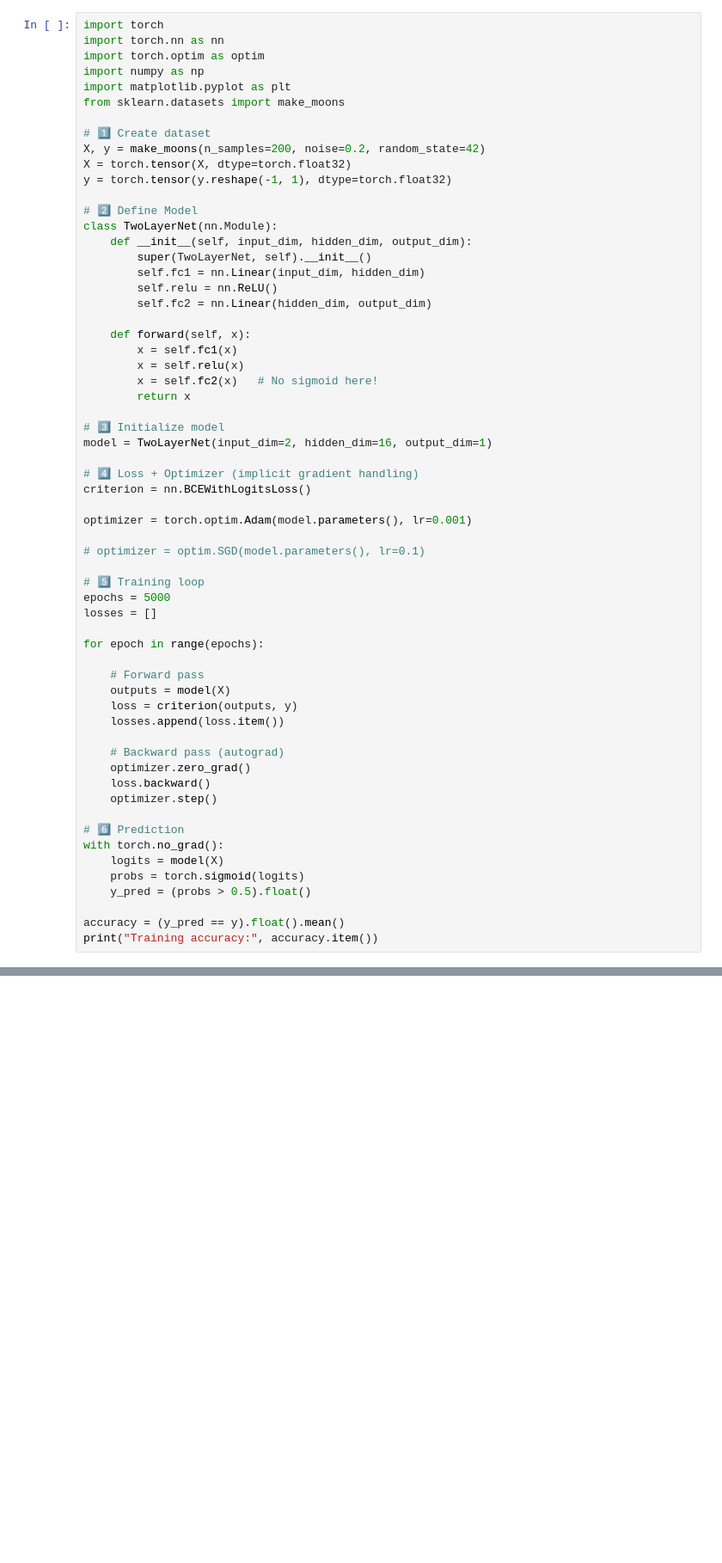
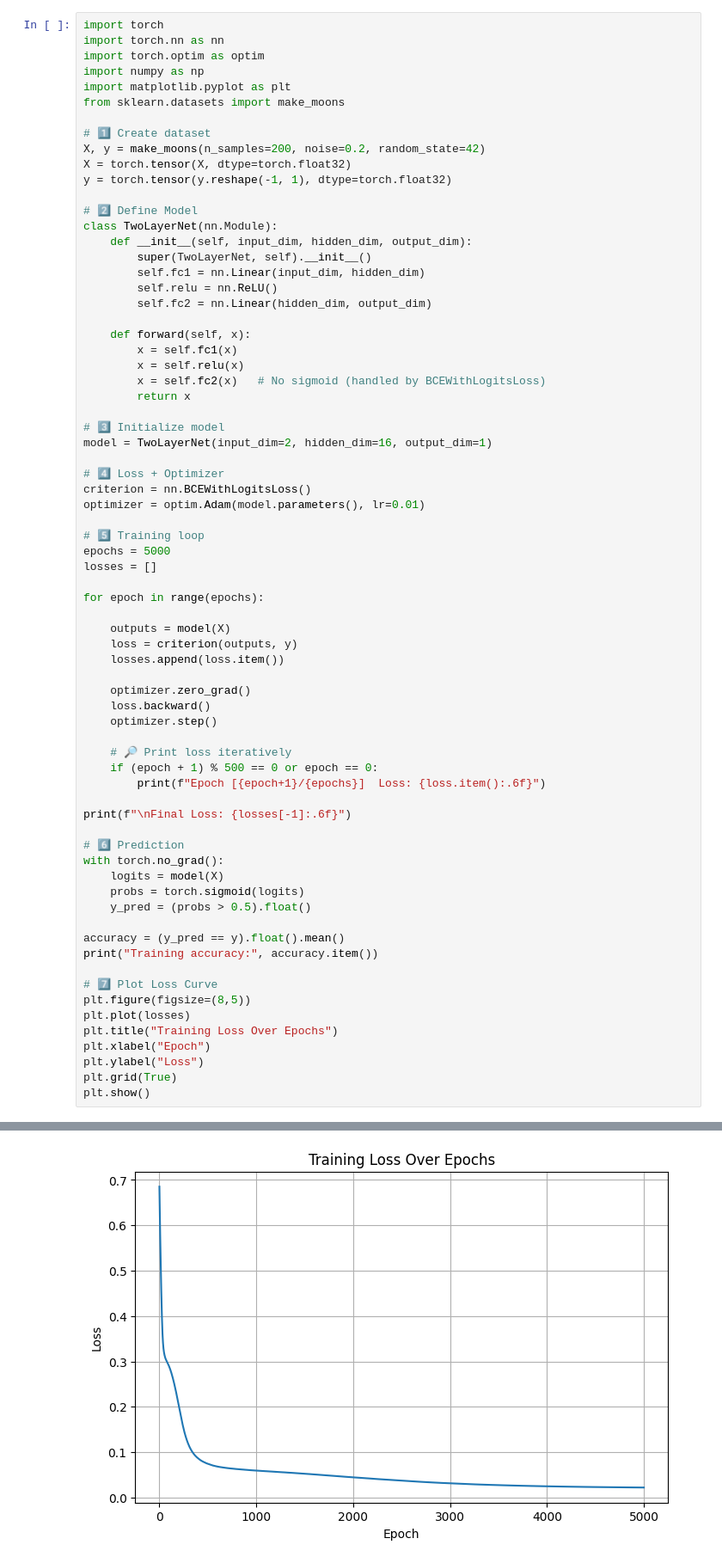
Before and after one commit to allan-tulane/CMPS-3140-6140, a Jupyter notebook: MLP.ipynb, the cells around one changed output, grey strips where cells are left out. Shown at 86% size. Saved outputs shown, nothing was run; the diff lists cells and outputs as text; blank space fills up the shorter version.

```diff
--- a/MLP.ipynb
+++ b/MLP.ipynb
@@ -128,18 +133,15 @@ class TwoLayerNet(nn.Module):
     def forward(self, x):
         x = self.fc1(x)
         x = self.relu(x)
-        x = self.fc2(x)   # No sigmoid here!
+        x = self.fc2(x)   # No sigmoid (handled by BCEWithLogitsLoss)
         return x
 
 # 3️⃣ Initialize model
 model = TwoLayerNet(input_dim=2, hidden_dim=16, output_dim=1)
 
-# 4️⃣ Loss + Optimizer (implicit gradient handling)
+# 4️⃣ Loss + Optimizer
 criterion = nn.BCEWithLogitsLoss()
-
-optimizer = torch.optim.Adam(model.parameters(), lr=0.001)
-
-# optimizer = optim.SGD(model.parameters(), lr=0.1)
+optimizer = optim.Adam(model.parameters(), lr=0.01)
 
 # 5️⃣ Training loop
 epochs = 5000
@@ -147,15 +149,19 @@ losses = []
 
 for epoch in range(epochs):
 
-    # Forward pass
     outputs = model(X)
     loss = criterion(outputs, y)
     losses.append(loss.item())
 
-    # Backward pass (autograd)
     optimizer.zero_grad()
     loss.backward()
     optimizer.step()
+
+    # 🔎 Print loss iteratively
+    if (epoch + 1) % 500 == 0 or epoch == 0:
+        print(f"Epoch [{epoch+1}/{epochs}]  Loss: {loss.item():.6f}")
+
+print(f"\nFinal Loss: {losses[-1]:.6f}")
 
 # 6️⃣ Prediction
 with torch.no_grad():
@@ -165,4 +171,13 @@ with torch.no_grad():
 
 accuracy = (y_pred == y).float().mean()
 print("Training accuracy:", accuracy.item())
+
+# 7️⃣ Plot Loss Curve
+plt.figure(figsize=(8,5))
+plt.plot(losses)
+plt.title("Training Loss Over Epochs")
+plt.xlabel("Epoch")
+plt.ylabel("Loss")
+plt.grid(True)
+plt.show()
 # %% [output]
@@ -170 +198,2 @@ Training accuracy: 0.9700000286102295
+[figure, added]
 # %%
```
Also changed, not shown: parts of 4 cells of this notebook.
